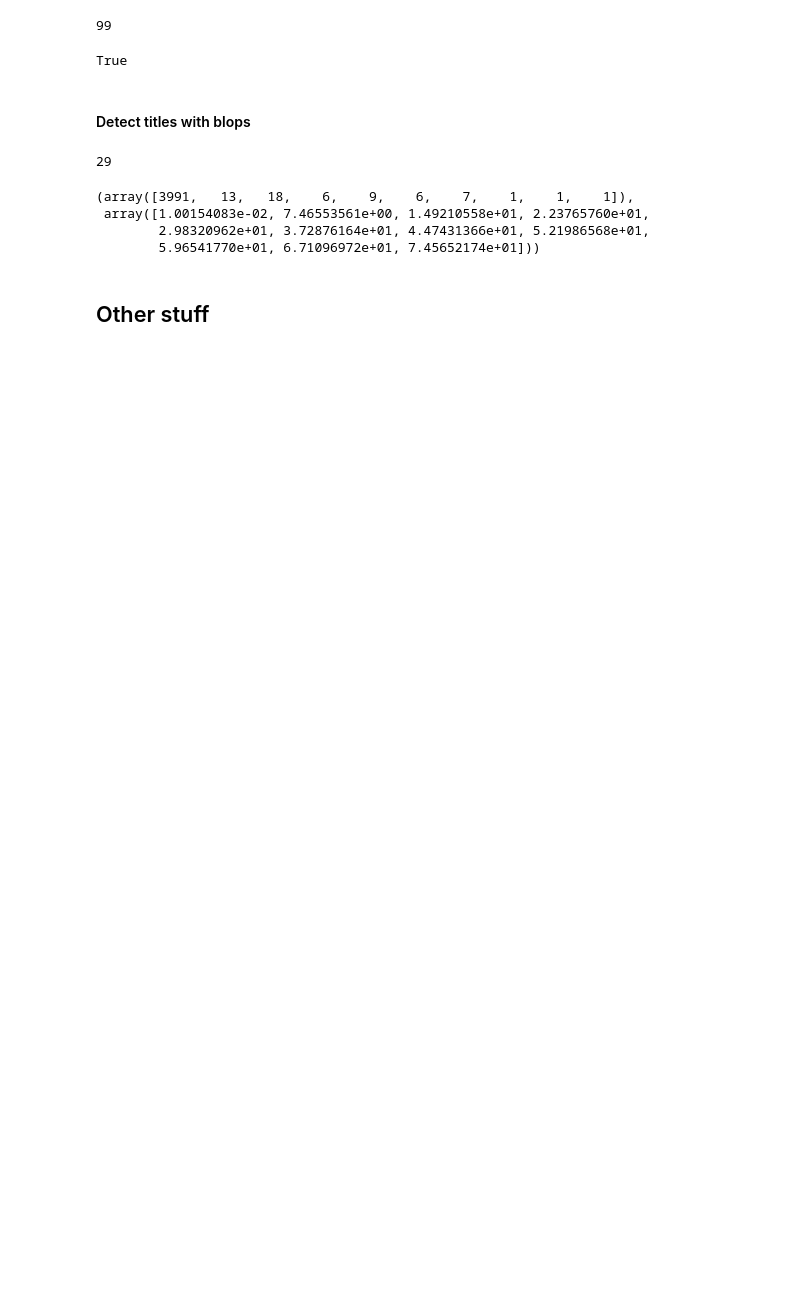
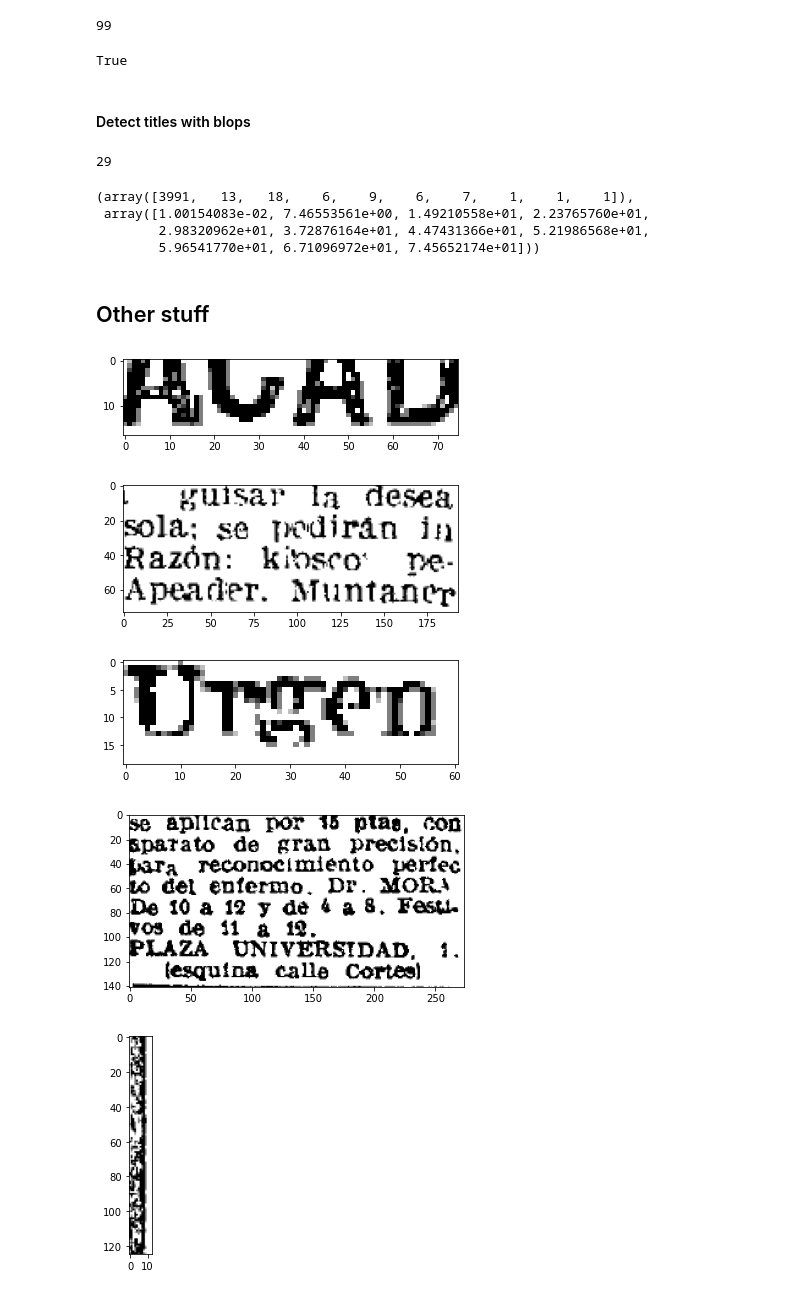
Before and after one commit to EauDeData/premsa-tinder-historic, a Jupyter notebook: probes.ipynb, the cells around one changed output. Cells and saved outputs as stored; diff of their text form; code cells hidden in the pictures; blank space fills up the shorter version.

```diff
--- a/probes.ipynb
+++ b/probes.ipynb
@@ -293,5 +304,5 @@ def corner_detector(sample):
 # %%
-o, i, bbxs, c = corner_detector(sample)
+o, i, bbxs, c, filled = corner_detector(sample)
 # %%
 plt.imshow(i.astype(np.uint8)/255 * 0.5 + np.stack((sample, sample, sample)).transpose(1, 2, 0)/255 * 0.5)
 plt.show()
@@ -310,0 +345,31 @@ plt.show()
+# %%
+def extract_boxes(img, filled_image):
+    num_labels, labels, stats, centroids = cv2.connectedComponentsWithStats(filled_image)
+    boxes = []
+    output = np.zeros_like(sample).copy()
+    for i in range(0, num_labels):
+
+        x = stats[i, cv2.CC_STAT_LEFT]
+        y = stats[i, cv2.CC_STAT_TOP]
+        w = stats[i, cv2.CC_STAT_WIDTH]
+        h = stats[i, cv2.CC_STAT_HEIGHT]
+        area = stats[i, cv2.CC_STAT_AREA]
+        (cX, cY) = centroids[i]
+        if h*w > 0.8*sample.shape[-1] * sample.shape[-2]: continue
+
+        output = cv2.rectangle(output, (x, y), (x + w, y + h), (255, 255, 255), 10)
+        boxes.append(img[y:y+h, x:x+w])
+
+    # Map component labels to hue val, 0-179 is the hue range in OpenCV
+    label_hue = np.uint8(179*labels/np.max(labels))
+    blank_ch = 255*np.ones_like(label_hue)
+    labeled_img = cv2.merge([label_hue, blank_ch, blank_ch])
+
+    # Converting cvt to BGR
+    labeled_img = cv2.cvtColor(labeled_img, cv2.COLOR_HSV2BGR)
+
+    # set bg label to black
+    labeled_img[label_hue==0] = 0
+    labeled_img = cv2.cvtColor(labeled_img, cv2.COLOR_BGR2RGB)
+
+    return boxes, output, labeled_img
@@ -310,0 +379,2 @@ plt.show()
+# %%
+bbxs, out, labeled = extract_boxes(files[300], corner_detector(files[300])[-1])
@@ -310,0 +386,16 @@ plt.show()
+# %%
+%matplotlib inline
+random.shuffle(bbxs)
+for i in bbxs[:5]:
+    plt.imshow(i, cmap = 'gray')
+    plt.show()
+
+
+
+%matplotlib qt
+# %% [output]
+[figure, added]
+[figure, added]
+[figure, added]
+[figure, added]
+[figure, added]
```
Also changed, not shown: parts of 10 cells of this notebook.
